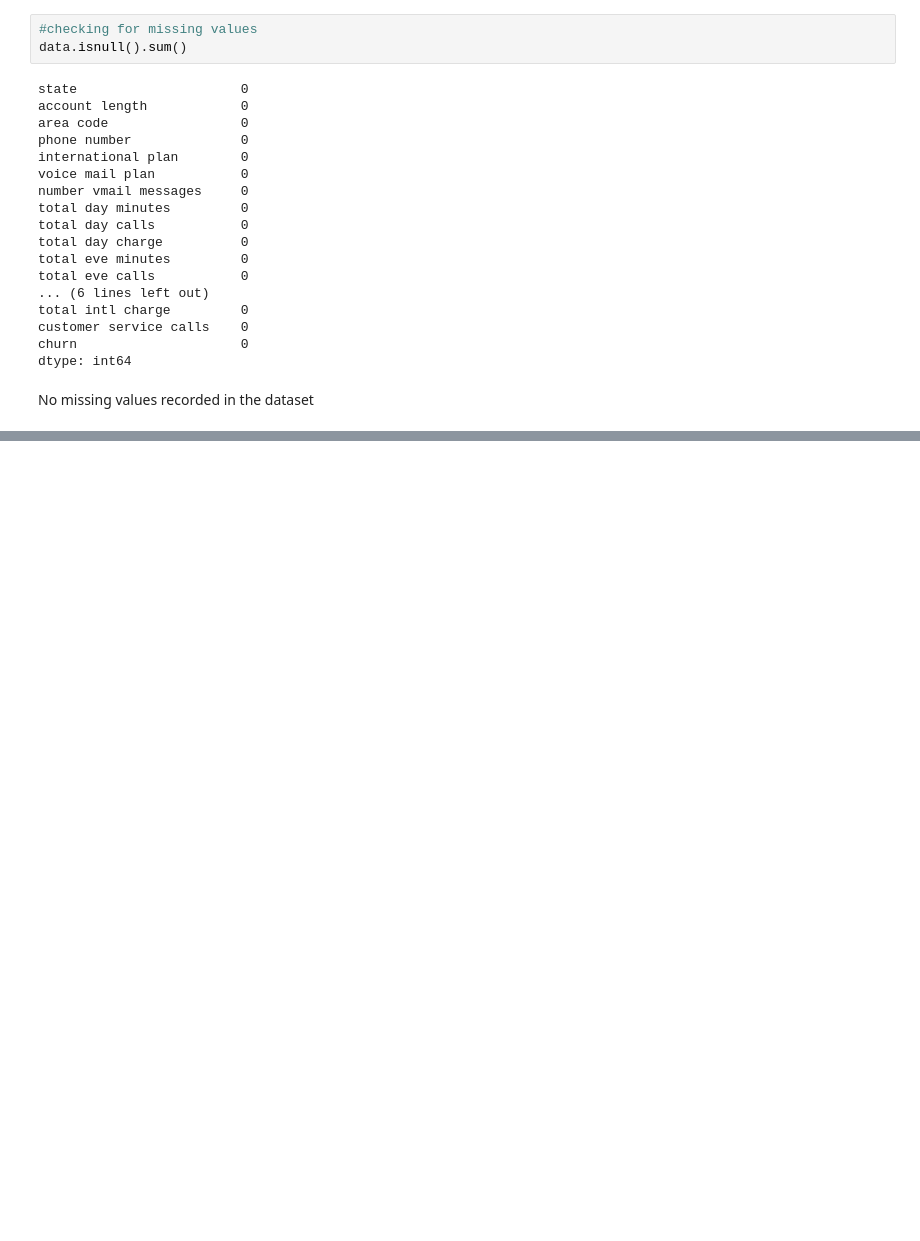
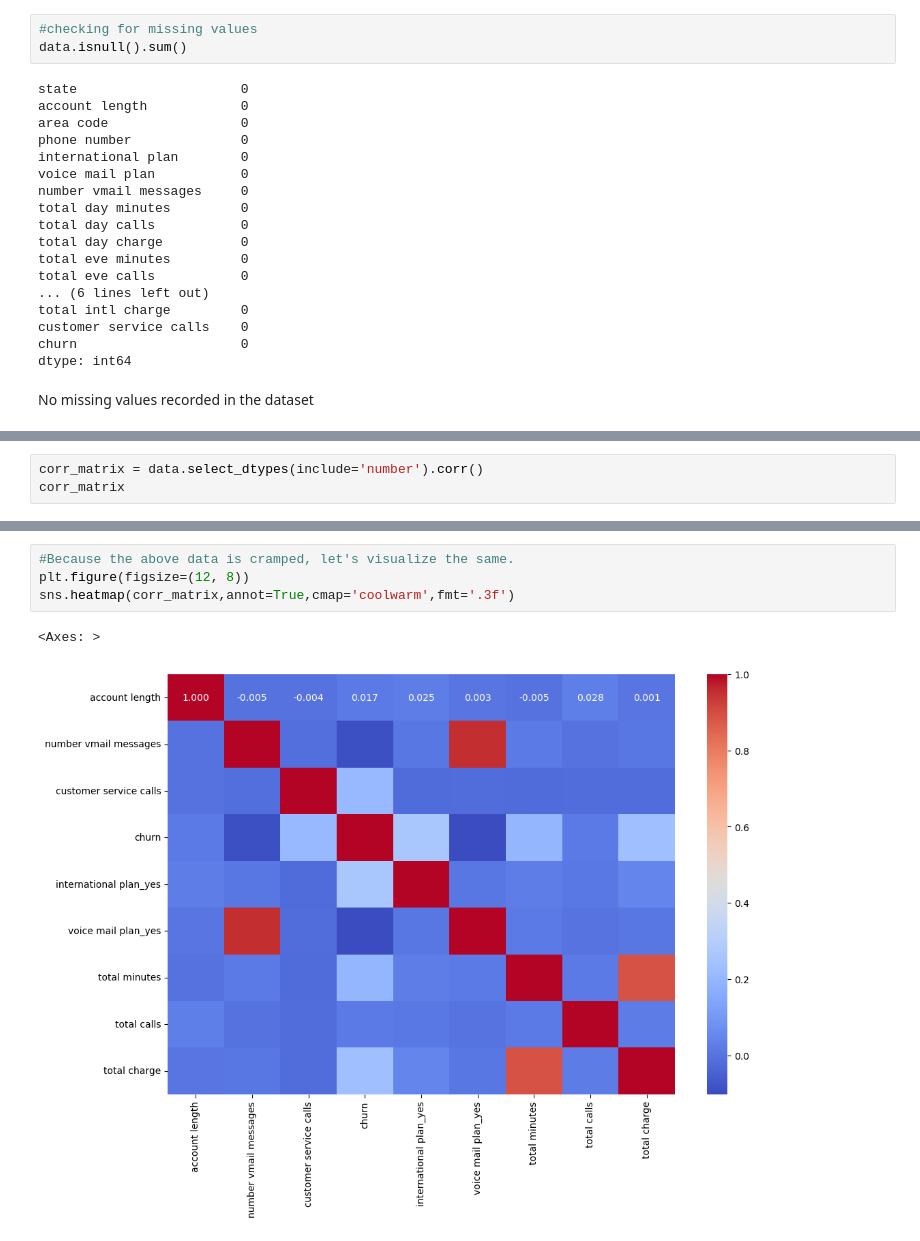
Before and after one commit to Limo-Vincent/Group_9_Phase_3_project, a Jupyter notebook: jupyter_notebook.ipynb, the cells around one changed output, grey strips where cells are left out. Cells and saved outputs as stored; diff of their text form; blank space fills up the shorter version.

```diff
--- a/jupyter_notebook.ipynb
+++ b/jupyter_notebook.ipynb
@@ -159,0 +274,3 @@ Name: churn, dtype: float64
+# %%
+corr_matrix = data.select_dtypes(include='number').corr()
+corr_matrix
@@ -159,0 +288,7 @@ Name: churn, dtype: float64
+# %%
+#Because the above data is cramped, let's visualize the same.
+plt.figure(figsize=(12, 8))
+sns.heatmap(corr_matrix,annot=True,cmap='coolwarm',fmt='.3f')
+# %% [output]
+<Axes: >
+[figure, added]
```
Also changed, not shown: parts of 26 cells of this notebook.
